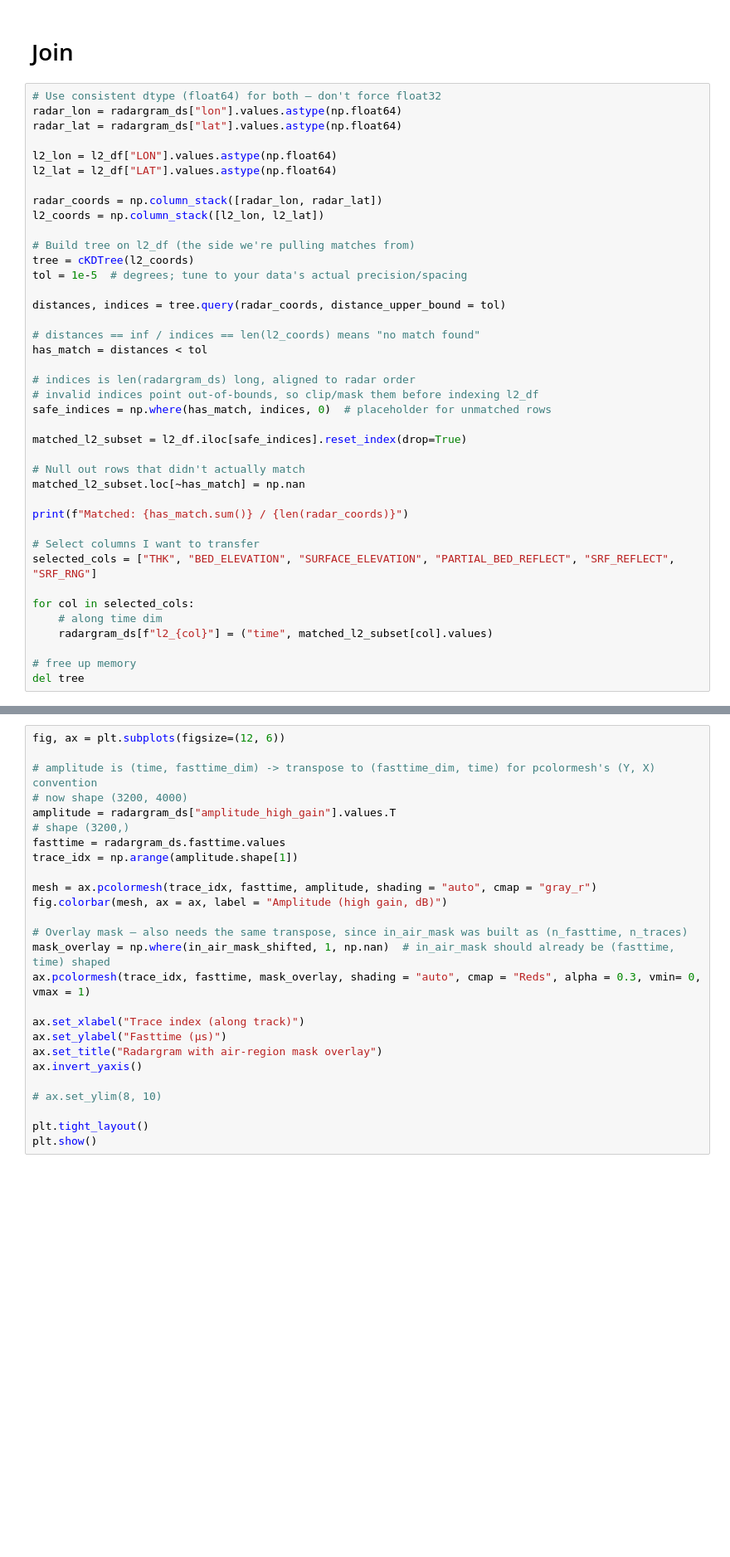
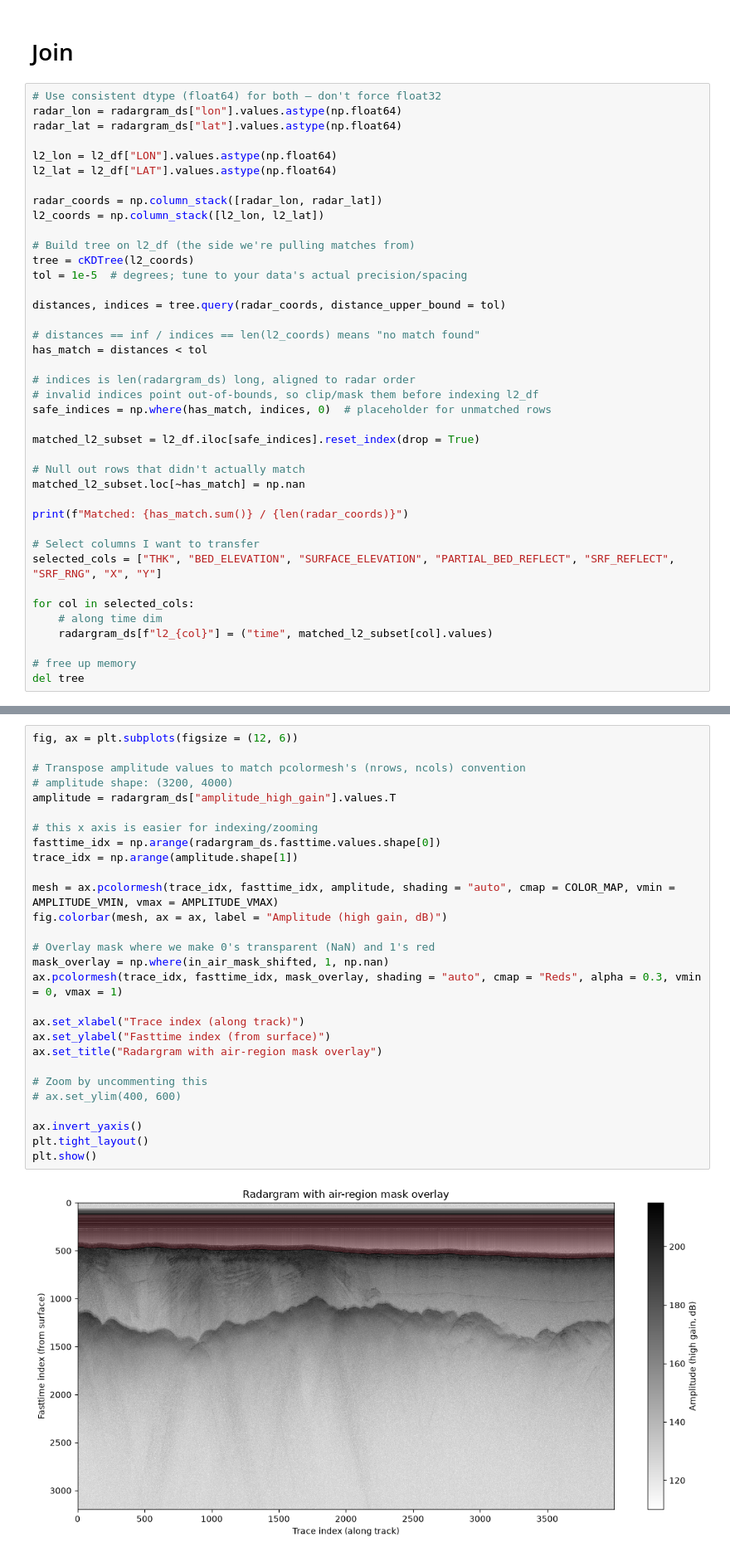
Before and after one commit to kimbente/RadarCLIP, a Jupyter notebook: preprocess_radargrams.ipynb, the cells around one changed output, grey strips where cells are left out. Shown at 83% size. Drawn from its saved outputs; the diff is of its cells as text; blank space fills up the shorter version.

```diff
--- a/preprocess_radargrams.ipynb
+++ b/preprocess_radargrams.ipynb
@@ -186,7 +260,7 @@ has_match = distances < tol
 # invalid indices point out-of-bounds, so clip/mask them before indexing l2_df
 safe_indices = np.where(has_match, indices, 0)  # placeholder for unmatched rows
 
-matched_l2_subset = l2_df.iloc[safe_indices].reset_index(drop=True)
+matched_l2_subset = l2_df.iloc[safe_indices].reset_index(drop = True)
 
 # Null out rows that didn't actually match
 matched_l2_subset.loc[~has_match] = np.nan
@@ -194,7 +268,7 @@ matched_l2_subset.loc[~has_match] = np.nan
 print(f"Matched: {has_match.sum()} / {len(radar_coords)}")
 
 # Select columns I want to transfer
-selected_cols = ["THK", "BED_ELEVATION", "SURFACE_ELEVATION", "PARTIAL_BED_REFLECT", "SRF_REFLECT", "SRF_RNG"]
+selected_cols = ["THK", "BED_ELEVATION", "SURFACE_ELEVATION", "PARTIAL_BED_REFLECT", "SRF_REFLECT", "SRF_RNG", "X", "Y"]
 
 for col in selected_cols:
     # along time dim
@@ -286,26 +382,30 @@ print("in_air_mask shape:", in_air_mask.shape)
 # %%
-fig, ax = plt.subplots(figsize=(12, 6))
+fig, ax = plt.subplots(figsize = (12, 6))
 
-# amplitude is (time, fasttime_dim) -> transpose to (fasttime_dim, time) for pcolormesh's (Y, X) convention
-# now shape (3200, 4000)
+# Transpose amplitude values to match pcolormesh's (nrows, ncols) convention
+# amplitude shape: (3200, 4000)
 amplitude = radargram_ds["amplitude_high_gain"].values.T
-# shape (3200,)
-fasttime = radargram_ds.fasttime.values
+
+# this x axis is easier for indexing/zooming
+fasttime_idx = np.arange(radargram_ds.fasttime.values.shape[0])
 trace_idx = np.arange(amplitude.shape[1])
 
-mesh = ax.pcolormesh(trace_idx, fasttime, amplitude, shading = "auto", cmap = "gray_r")
+mesh = ax.pcolormesh(trace_idx, fasttime_idx, amplitude, shading = "auto", cmap = COLOR_MAP, vmin = AMPLITUDE_VMIN, vmax = AMPLITUDE_VMAX)
 fig.colorbar(mesh, ax = ax, label = "Amplitude (high gain, dB)")
 
-# Overlay mask — also needs the same transpose, since in_air_mask was built as (n_fasttime, n_traces)
-mask_overlay = np.where(in_air_mask_shifted, 1, np.nan)  # in_air_mask should already be (fasttime, time) shaped
-ax.pcolormesh(trace_idx, fasttime, mask_overlay, shading = "auto", cmap = "Reds", alpha = 0.3, vmin= 0, vmax = 1)
+# Overlay mask where we make 0's transparent (NaN) and 1's red
+mask_overlay = np.where(in_air_mask_shifted, 1, np.nan)
+ax.pcolormesh(trace_idx, fasttime_idx, mask_overlay, shading = "auto", cmap = "Reds", alpha = 0.3, vmin = 0, vmax = 1)
 
 ax.set_xlabel("Trace index (along track)")
-ax.set_ylabel("Fasttime (µs)")
+ax.set_ylabel("Fasttime index (from surface)")
 ax.set_title("Radargram with air-region mask overlay")
+
+# Zoom by uncommenting this
+# ax.set_ylim(400, 600)
+
 ax.invert_yaxis()
-
-# ax.set_ylim(8, 10)
-
 plt.tight_layout()
 plt.show()
+# %% [output]
+[figure, added]
```
Also changed, not shown: parts of 40 cells of this notebook, 3 other files.
